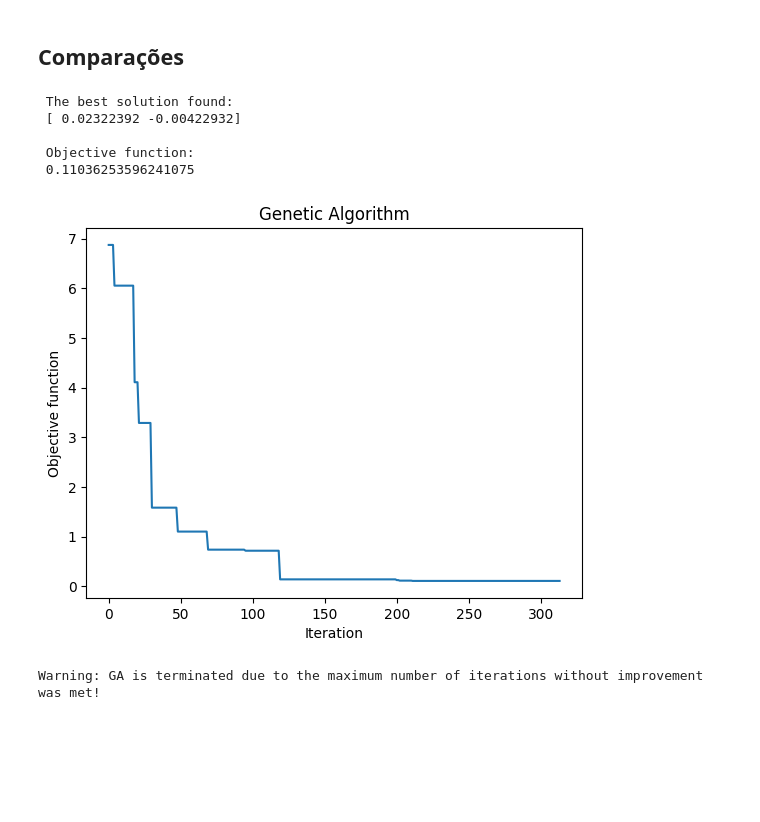
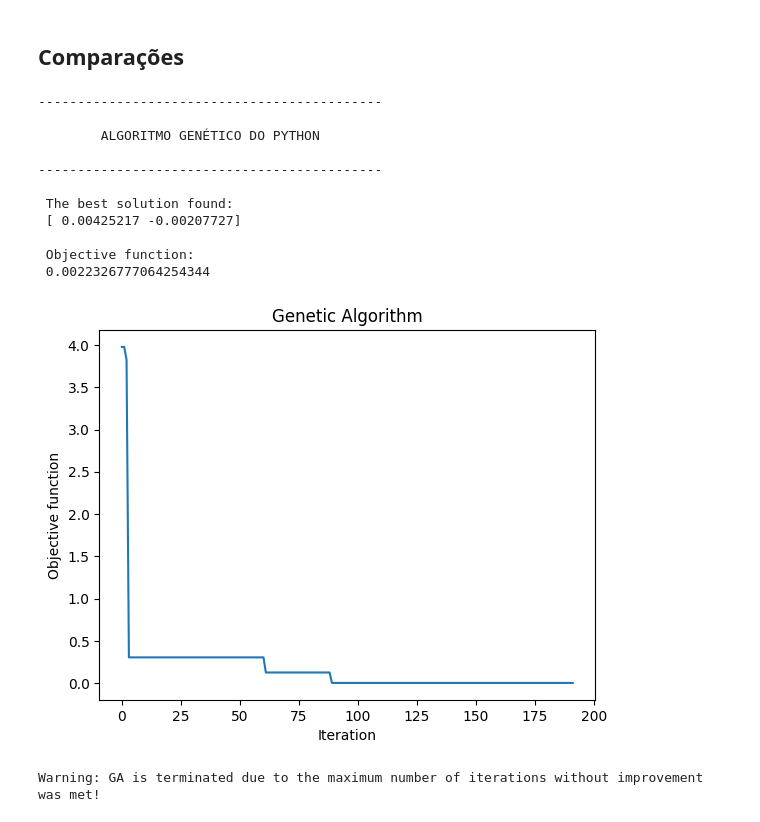
Before and after one commit to ismaalves/Algoritmos-Geneticos, a Jupyter notebook: AG_Inteligencia_Comp.ipynb, the cells around one changed output. Cells and saved outputs as stored; diff of their text form; code cells hidden in the pictures; blank space fills up the shorter version.

```diff
--- a/AG_Inteligencia_Comp.ipynb
+++ b/AG_Inteligencia_Comp.ipynb
@@ -231,38 +225,32 @@ plt.title('Evolução da Função Objetivo');
 # %%
-import pygad
-import numpy as np
+!pip install -q geneticalgorithm
 from geneticalgorithm import geneticalgorithm as ga
 # Definindo a função de fitness
-
-def f(x):
-    A = 10
-    y = 2*A + (x[0]**2 - A*np.cos(2*np.pi*x[0])) + (x[1]**2 - A*np.cos(2*np.pi*x[1]))
-    return y
-
+print('\n--------------------------------------------\n')
+print('        ALGORITMO GENÉTICO DO PYTHON')
+print('\n--------------------------------------------\n')
 
 varbound=np.array([[-5,5]]*2)
 
-algorithm_param = {'max_num_iteration': 1000,\
-                   'population_size':100,\
-                   'mutation_probability':0.02,\
-                   'elit_ratio': 0.01,\
-                   'crossover_probability': 0.5,\
-                   'parents_portion': 0.5,\
-                   'crossover_type':'uniform',\
-                   'max_iteration_without_improv':100}
+algorithm_param = {'max_num_iteration': 1000,'population_size':100,'mutation_probability':0.02,
+                    'elit_ratio': 0.01,'crossover_probability': 0.5,'parents_portion': 0.5,
+                    'crossover_type':'uniform','max_iteration_without_improv':100}
 
-model=ga(function=f,
-         dimension=2,
-         variable_type='real',
-         variable_boundaries=varbound,
-         algorithm_parameters=algorithm_param)
+model=ga(function=fitness_function,dimension=2,variable_type='real',
+          variable_boundaries=varbound, algorithm_parameters=algorithm_param)
 
 model.run()
 # %% [output]
+--------------------------------------------
+
+        ALGORITMO GENÉTICO DO PYTHON
+
+--------------------------------------------
+
  The best solution found:
- [ 0.02322392 -0.00422932]
+ [ 0.00425217 -0.00207727]
 
  Objective function:
- 0.11036253596241075
+ 0.0022326777064254344
-[figure, old version]
+[figure, new version]
 Warning: GA is terminated due to the maximum number of iterations without improvement was met!
```
Also changed, not shown: parts of 5 cells of this notebook.
